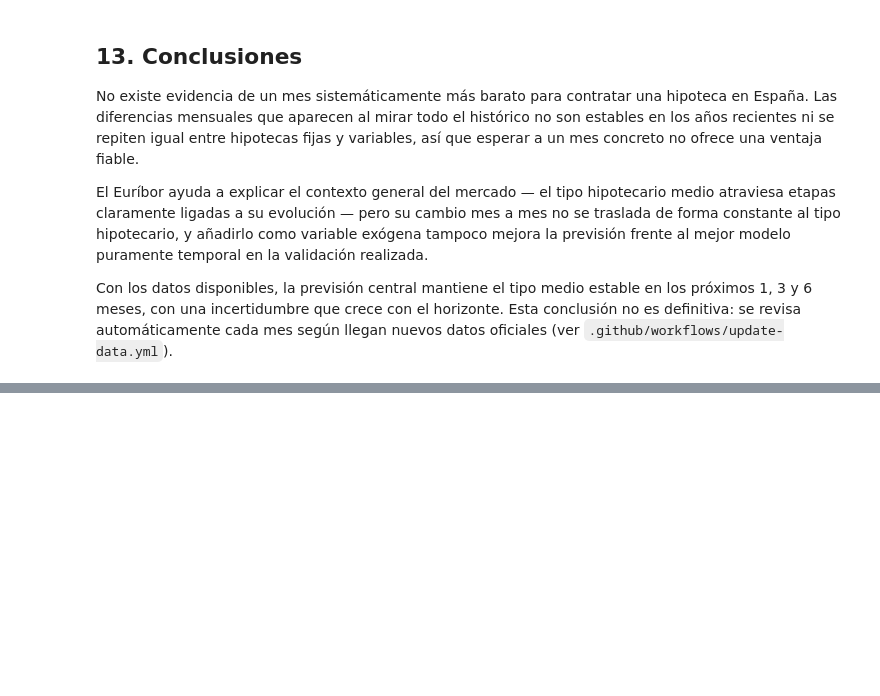
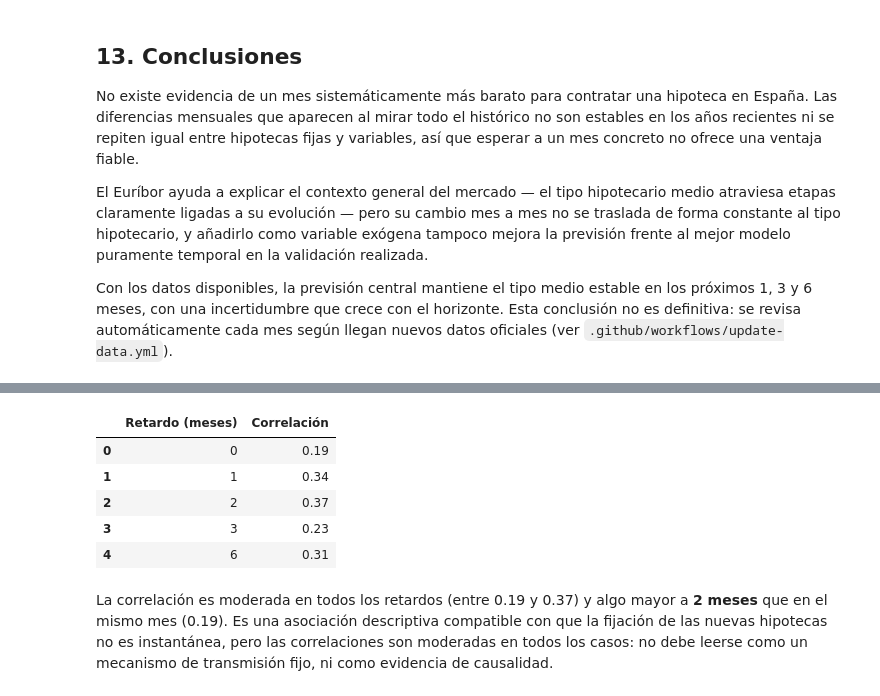
Before and after one commit to JorgeBaGa/hipotecas-estacionalidad-espana, a Jupyter notebook: notebooks/hipotecas_analysis.ipynb, the cells around one changed output, grey strips where cells are left out. Saved outputs shown, nothing was run; the diff lists cells and outputs as text; code cells hidden in the pictures; blank space fills up the shorter version.

```diff
--- a/notebooks/hipotecas_analysis.ipynb
+++ b/notebooks/hipotecas_analysis.ipynb
@@ -743,0 +927,37 @@ cada mes según llegan nuevos datos oficiales (ver `.github/workflows/update-dat
+# %%
+cambios_lag = hipoteca_total.merge(
+    euribor[["fecha", "euribor_12m"]], on="fecha", how="inner"
+).sort_values("fecha").reset_index(drop=True)
+cambios_lag["cambio_hipoteca"] = cambios_lag["tipo_hipotecario"].diff()
+cambios_lag["cambio_euribor"] = cambios_lag["euribor_12m"].diff()
+
+retardos = [0, 1, 2, 3, 6]
+tabla_lags = pd.DataFrame({
+    "Retardo (meses)": retardos,
+    "Correlación": [
+        round(cambios_lag["cambio_hipoteca"].corr(cambios_lag["cambio_euribor"].shift(lag)), 2)
+        for lag in retardos
+    ],
+})
+tabla_lags
+# %% [output]
+|  | Retardo (meses) | Correlación |
+| 0 | 0 | 0.19 |
+| 1 | 1 | 0.34 |
+| 2 | 2 | 0.37 |
+| 3 | 3 | 0.23 |
+| 4 | 6 | 0.31 |
+# %%
+mejor_retardo = tabla_lags.loc[tabla_lags["Correlación"].idxmax()]
+
+display(Markdown(
+    f"La correlación es moderada en todos los retardos (entre "
+    f"{tabla_lags['Correlación'].min():.2f} y {tabla_lags['Correlación'].max():.2f}) y algo mayor "
+    f"a **{int(mejor_retardo['Retardo (meses)'])} meses** que en el mismo mes "
+    f"({tabla_lags.loc[tabla_lags['Retardo (meses)'] == 0, 'Correlación'].iloc[0]:.2f}). "
+    "Es una asociación descriptiva compatible con que la fijación de las nuevas hipotecas no es "
+    "instantánea, pero las correlaciones son moderadas en todos los casos: no debe leerse como un "
+    "mecanismo de transmisión fijo, ni como evidencia de causalidad."
+))
+# %% [output]
+La correlación es moderada en todos los retardos (entre 0.19 y 0.37) y algo mayor a **2 meses** que en el mismo mes (0.19). Es una asociación descriptiva compatible con que la fijación de las nuevas hipotecas no es instantánea, pero las correlaciones son moderadas en todos los casos: no debe leerse como un mecanismo de transmisión fijo, ni como evidencia de causalidad.
```
Also changed, not shown: parts of 17 cells of this notebook, 14 other files.
